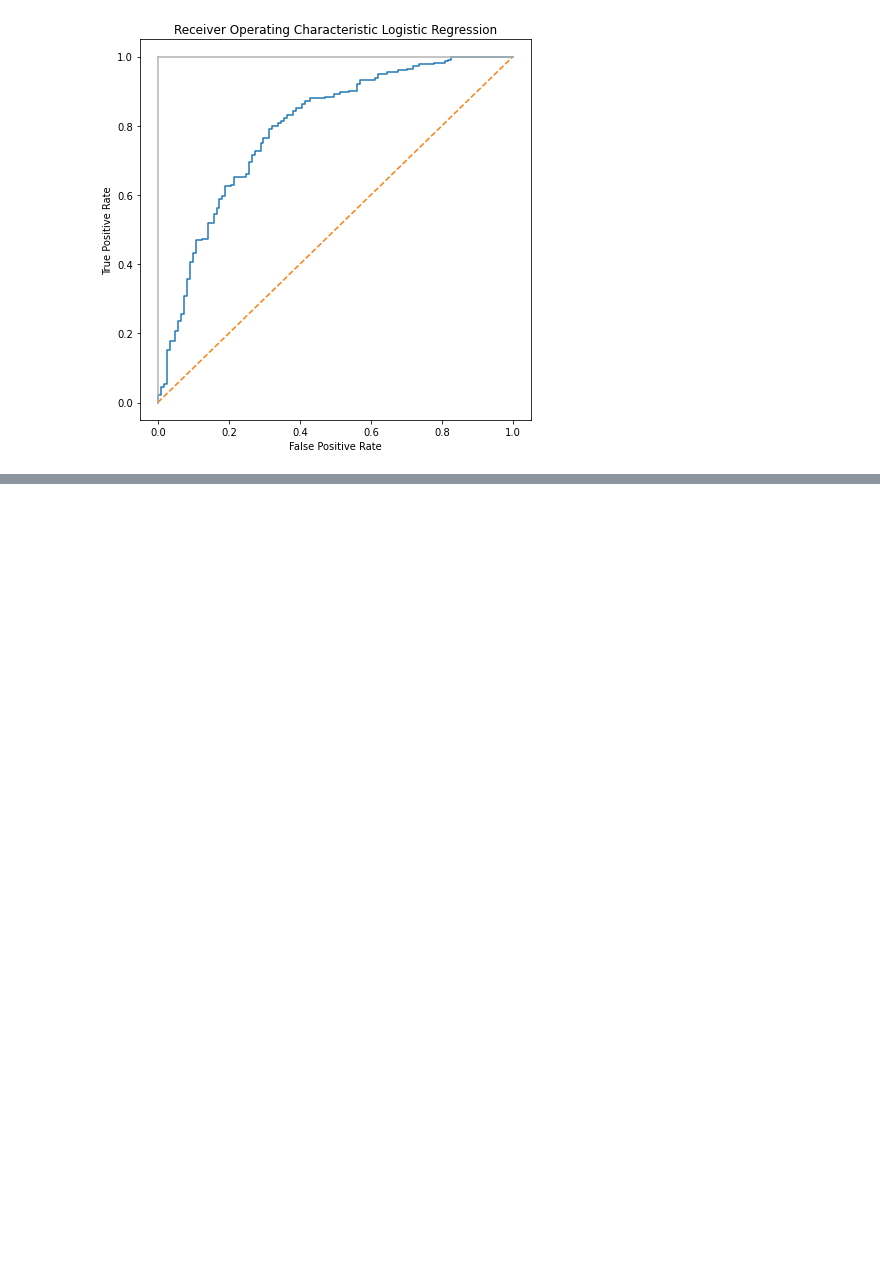
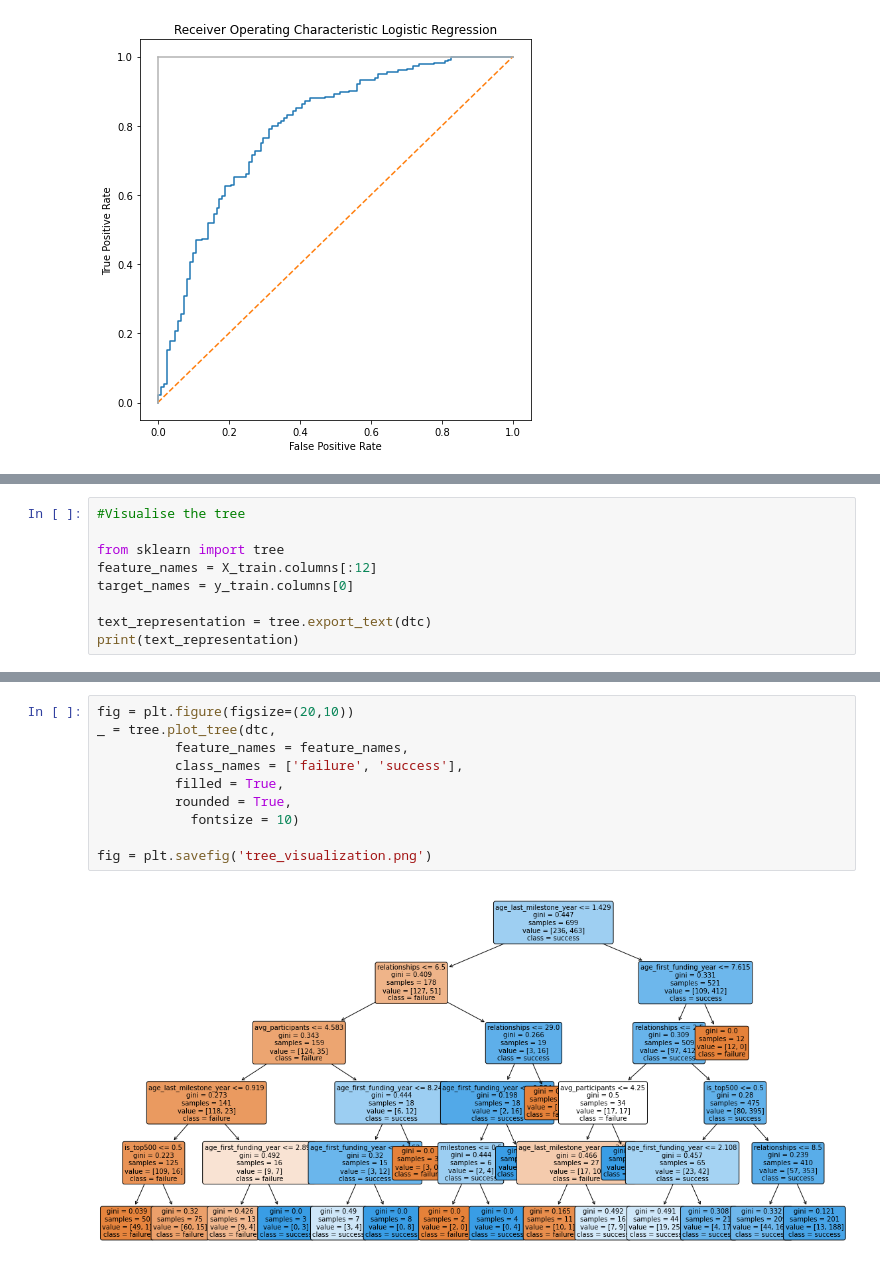
Before and after one commit to szeremetakasia/pythonProject2, a Jupyter notebook: Final Project.ipynb, the cells around one changed output, grey strips where cells are left out. Drawn from its saved outputs; the diff is of its cells as text; blank space fills up the shorter version.

```diff
--- a/Final Project.ipynb
+++ b/Final Project.ipynb
@@ -274,0 +275,9 @@ Accuracy: 0.7768115942028986
+# %%
+#Visualise the tree
+
+from sklearn import tree
+feature_names = X_train.columns[:12]
+target_names = y_train.columns[0]
+
+text_representation = tree.export_text(dtc)
+print(text_representation)
@@ -275 +302,13 @@ Accuracy: 0.7768115942028986
+# %%
+fig = plt.figure(figsize=(20,10))
+_ = tree.plot_tree(dtc,
+          feature_names = feature_names,
+          class_names = ['failure', 'success'],
+          filled = True,
+          rounded = True,
+            fontsize = 10)
+
+fig = plt.savefig('tree_visualization.png')
+# %% [output]
+[figure, added]
 # %%
```
Also changed, not shown: parts of 9 cells of this notebook, 1 other file.
